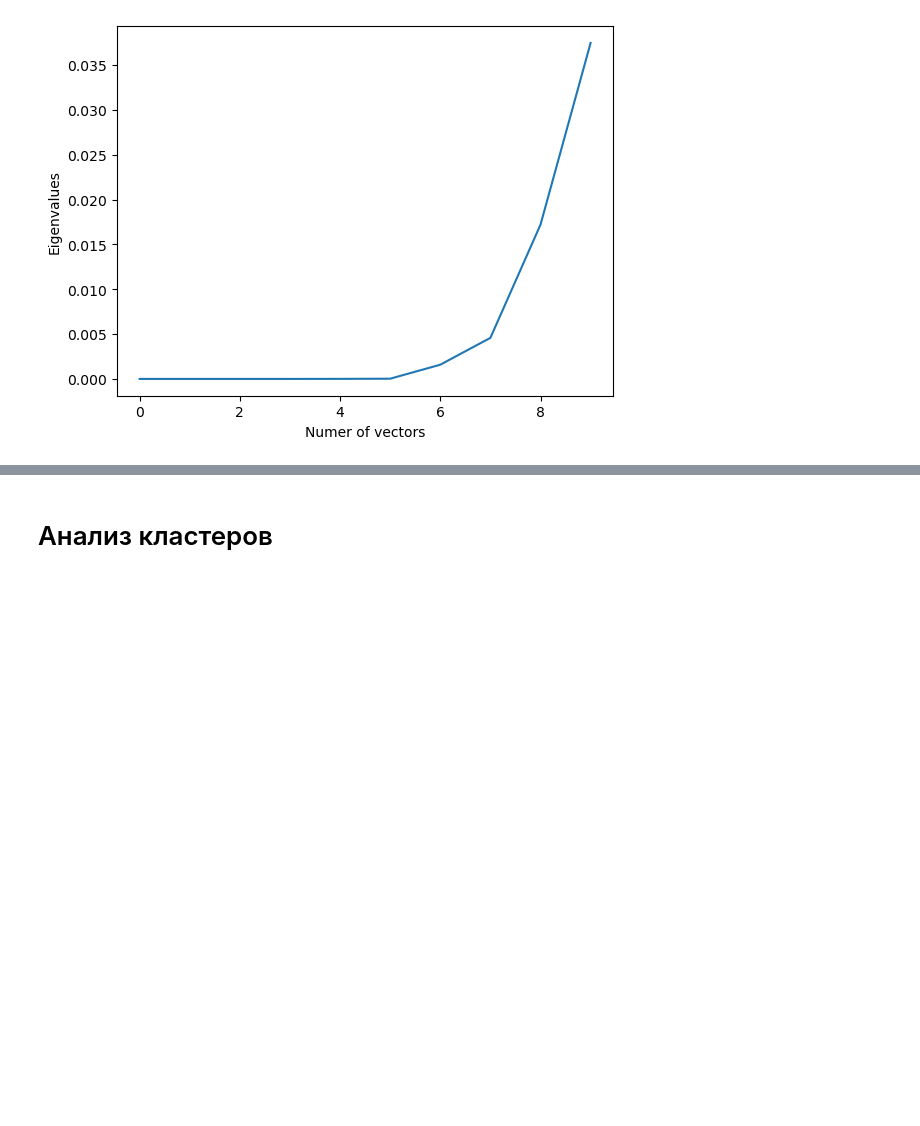
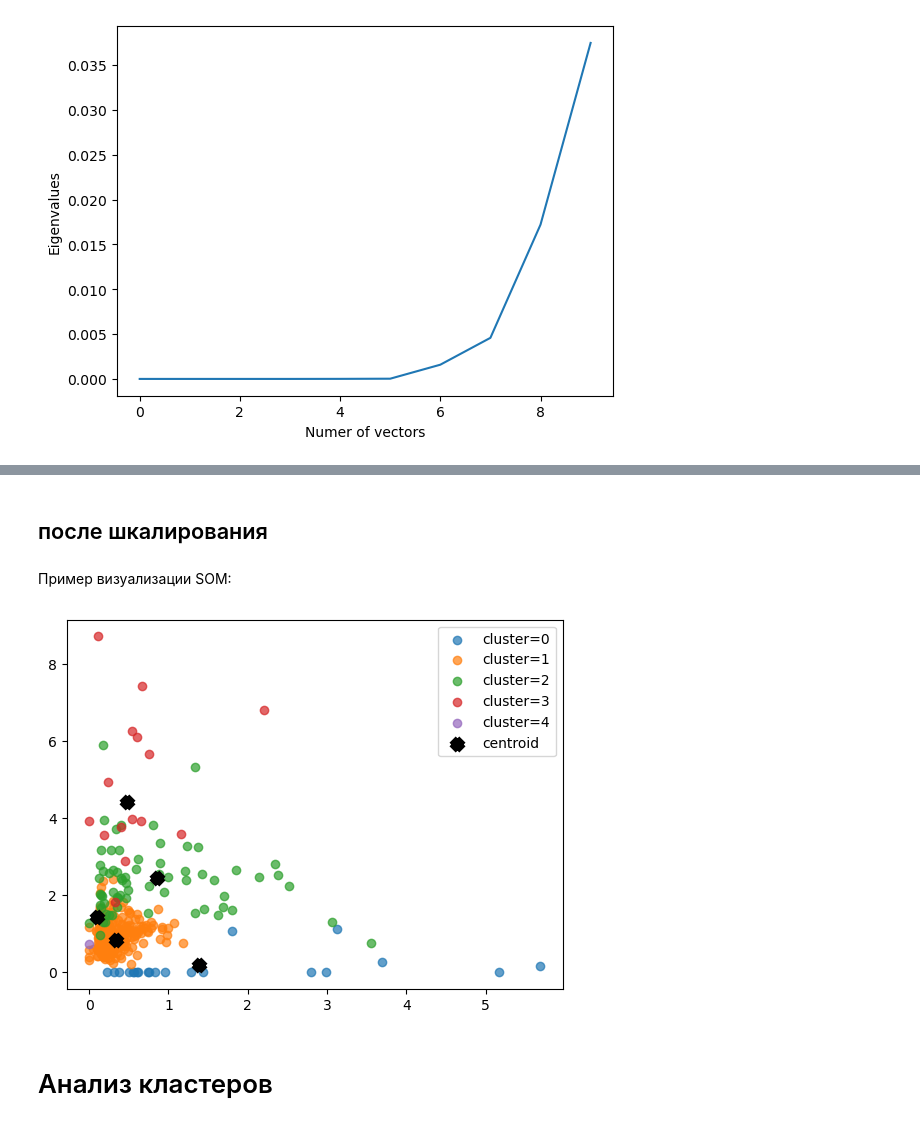
Before and after one commit to igmamedov/Classerizption-of-banks, a Jupyter notebook: banki_ru_parcer_finance/cluster_2023.ipynb, the cells around one changed output, grey strips where cells are left out. Drawn from its saved outputs; the diff is of its cells as text; code cells hidden in the pictures; blank space fills up the shorter version.

```diff
--- a/banki_ru_parcer_finance/cluster_2023.ipynb
+++ b/banki_ru_parcer_finance/cluster_2023.ipynb
@@ -794,0 +747,2 @@ df_total_notes.to_excel('df_spectral_result.xlsx', index = False)
+# %% [markdown]
+## после шкалирования
@@ -795,2 +790,20 @@ df_total_notes.to_excel('df_spectral_result.xlsx', index = False)
+# %% [markdown]
+Пример визуализации SOM:
+# %%
+import matplotlib.pyplot as plt
+%matplotlib inline
+
+# plotting the clusters using the first 2 dimentions of the data
+for c in np.unique(labels):
+    plt.scatter(X1[labels == c, 0],
+                X1[labels == c, 1], label='cluster='+str(c), alpha=.7)
+
+# plotting centroids
+for centroid in som.get_weights():
+    plt.scatter(centroid[:, 0], centroid[:, 1], marker='x',
+                s=20, linewidths=10, color='k', label='centroid')
+plt.legend();
+# %% [output]
+[figure, added]
 # %% [markdown]
 # Анализ кластеров
```
Also changed, not shown: parts of 103 cells of this notebook.
